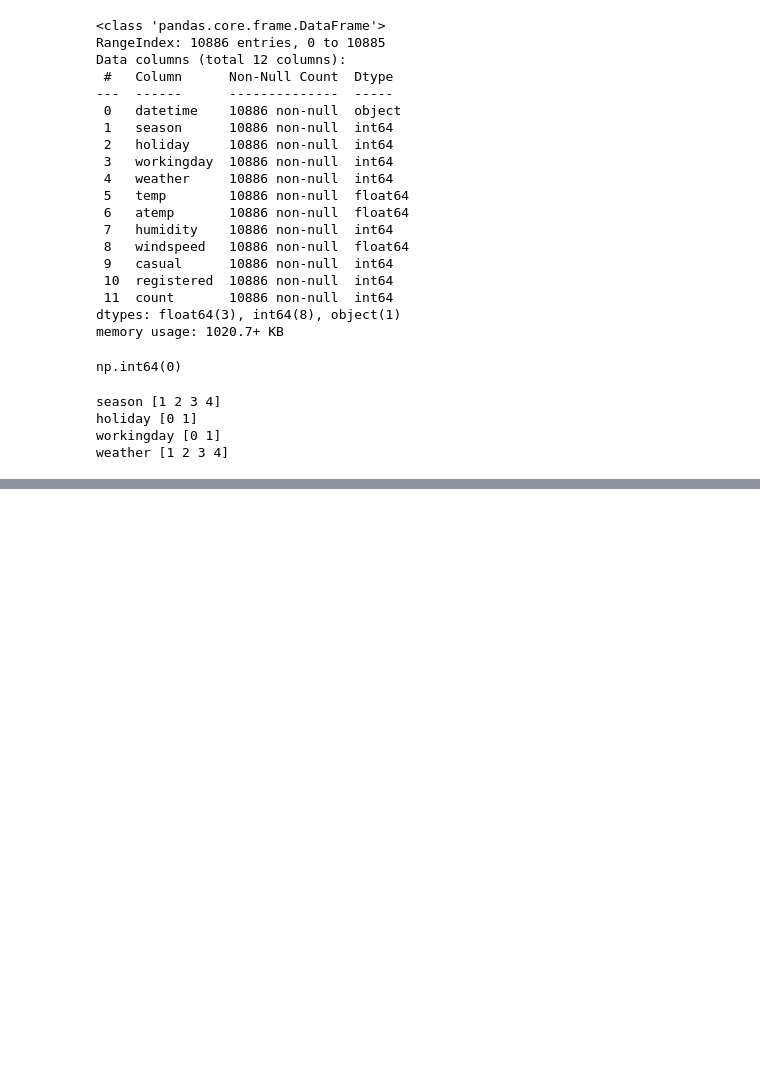
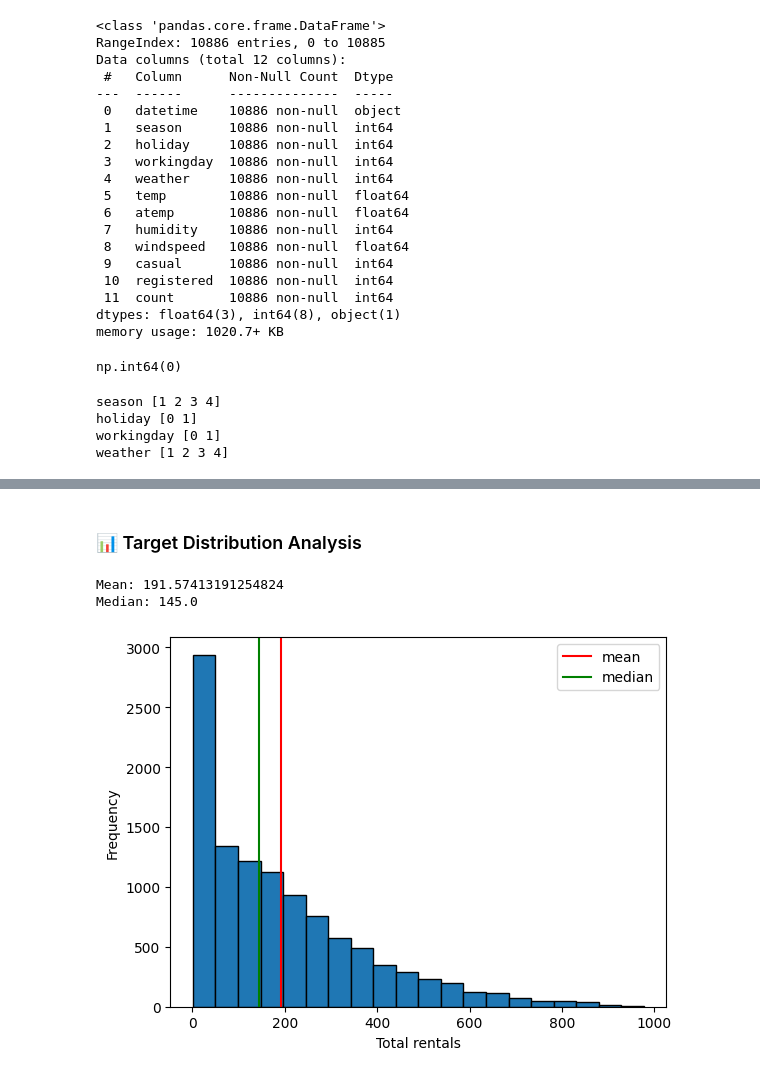
Before and after one commit to moha-yasser/bike-sharing-demand-analysis-and-prediction, a Jupyter notebook: bike_demand.ipynb, the cells around one changed output, grey strips where cells are left out. Drawn from its saved outputs; the diff is of its cells as text; code cells hidden in the pictures; blank space fills up the shorter version.

```diff
--- a/bike_demand.ipynb
+++ b/bike_demand.ipynb
@@ -47,0 +63,25 @@ weather [1 2 3 4]
+# %% [markdown]
+### 📊 Target Distribution Analysis
+# %%
+import matplotlib.pyplot as plt
+
+plt.hist(df['count'], edgecolor='black', bins=20)
+plt.xlabel('Total rentals')
+plt.ylabel('Frequency')
+
+mean = np.mean(df['count'])
+median = np.median(df['count'])
+
+plt.axvline(mean, c='red')
+plt.axvline(median, c='green')
+plt.legend(['mean', 'median'])
+
+
+print("Mean:", mean)
+print("Median:", median)
+
+plt.show()
+# %% [output]
+Mean: 191.57413191254824
+Median: 145.0
+[figure, added]
```
Also changed, not shown: parts of 3 cells of this notebook.
